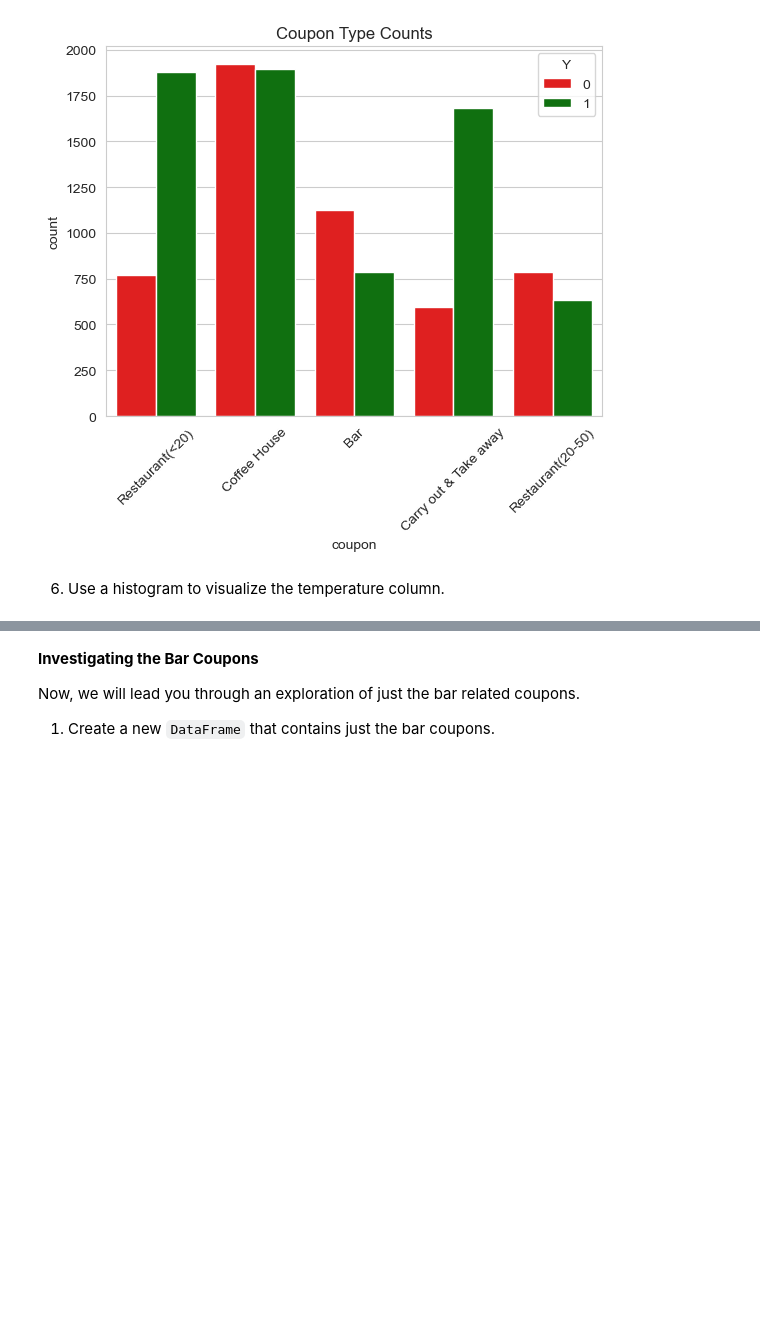
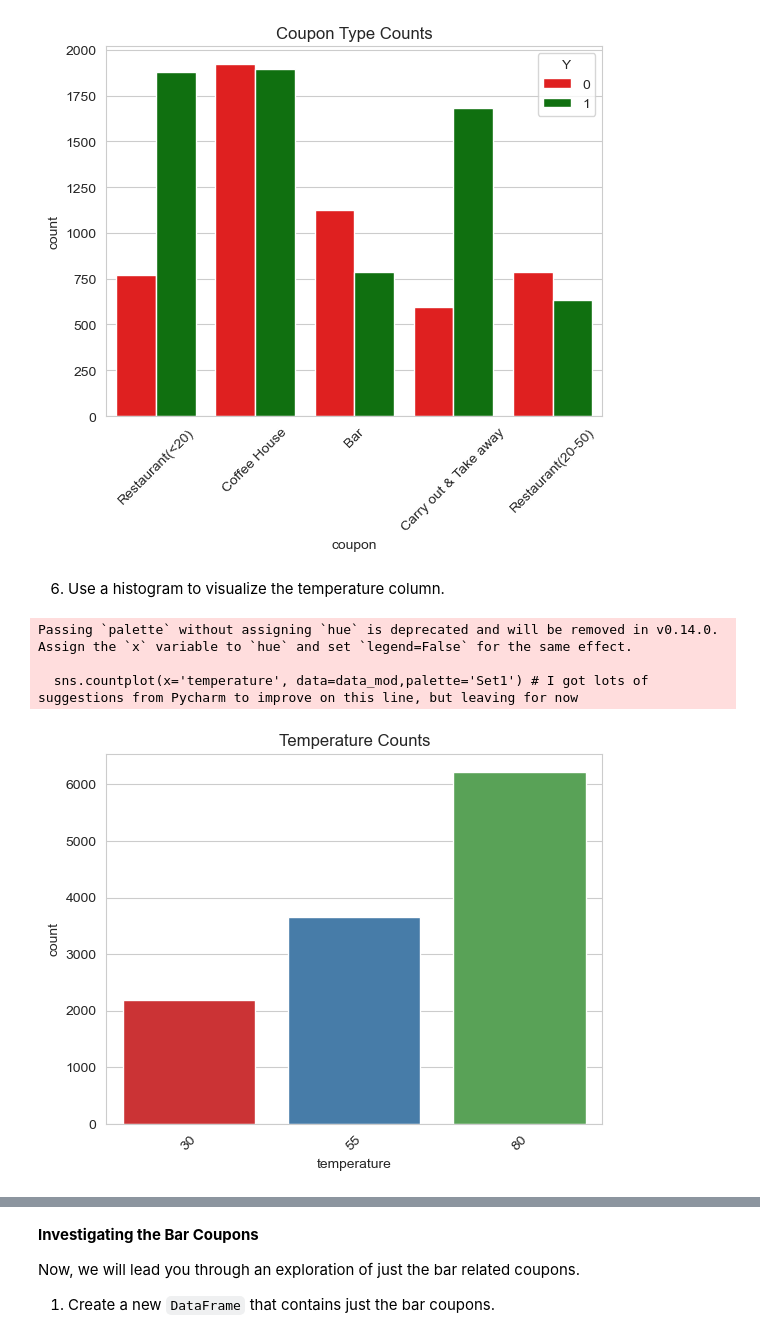
Before and after one commit to jeffreylgoode/Coupon_Project, a Jupyter notebook: Coupon_Project.ipynb, the cells around one changed output, grey strips where cells are left out. Drawn from its saved outputs; the diff is of its cells as text; code cells hidden in the pictures; blank space fills up the shorter version.

Commit message:
Added visualization for temperature.

```diff
--- a/Coupon_Project.ipynb
+++ b/Coupon_Project.ipynb
@@ -283,3 +283,15 @@ plt.show()
 [figure]
 # %% [markdown]
 6. Use a histogram to visualize the temperature column.
+# %%
+# using code from above
+sns.countplot(x='temperature', data=data_mod,palette='Set1') # I got lots of suggestions from Pycharm to improve on this line, but leaving for now
+plt.title('Temperature Counts')
+# the labels collide, so let's make them 45 degrees
+plt.xticks(rotation=45)  # rotate labels if they overlap
+plt.show()
+# %% [output]
+Passing `palette` without assigning `hue` is deprecated and will be removed in v0.14.0. Assign the `x` variable to `hue` and set `legend=False` for the same effect.
+
+  sns.countplot(x='temperature', data=data_mod,palette='Set1') # I got lots of suggestions from Pycharm to improve on this line, but leaving for now
+[figure, added]
```
Also changed, not shown: parts of 2 cells of this notebook.
